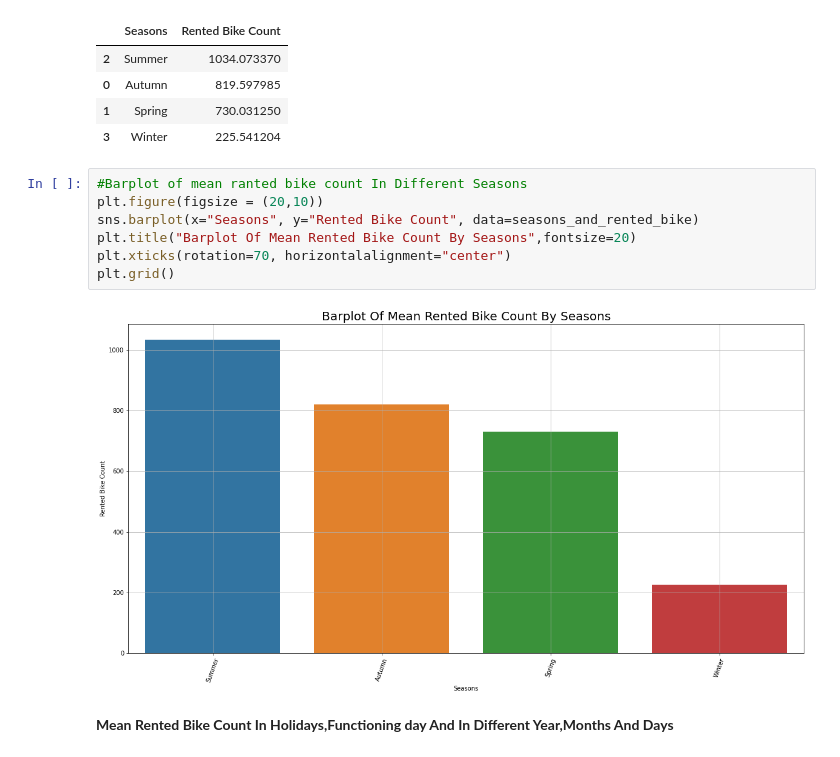
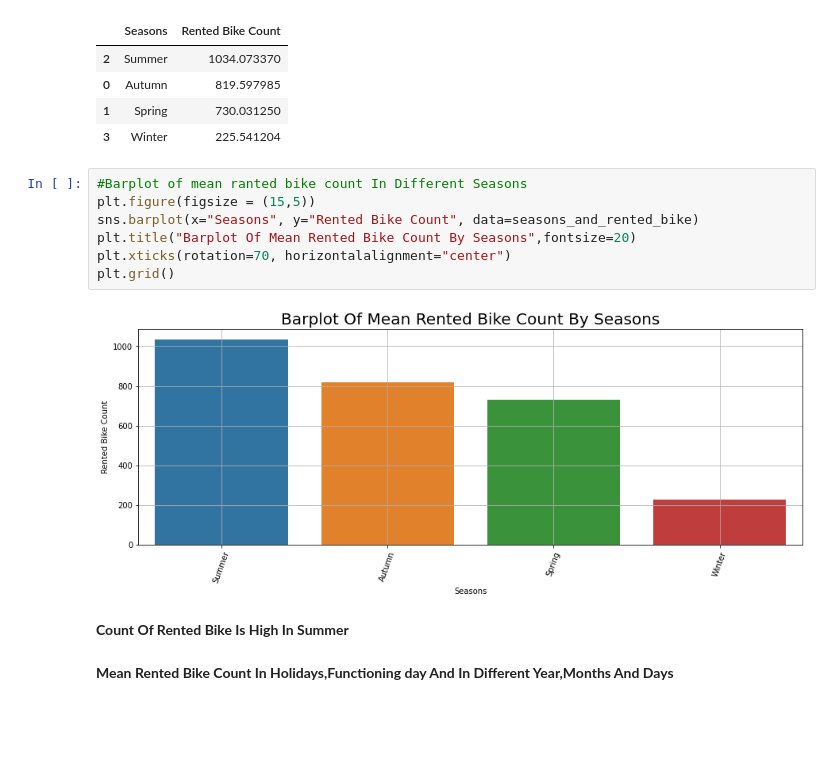
Before and after one commit to saurabhshinkar/Bike-Sharing-Demand-Prediction, a Jupyter notebook: Bike_Sharing_Demand_Prediction_Capstone_Project.ipynb, the cells around one changed output. Cells and saved outputs as stored; diff of their text form; blank space fills up the shorter version.

```diff
--- a/Bike_Sharing_Demand_Prediction_Capstone_Project.ipynb
+++ b/Bike_Sharing_Demand_Prediction_Capstone_Project.ipynb
@@ -417,13 +431,15 @@ seasons_and_rented_bike
 | 3 | Winter | 225.541204 |
 # %%
 #Barplot of mean ranted bike count In Different Seasons
-plt.figure(figsize = (20,10))
+plt.figure(figsize = (15,5))
 sns.barplot(x="Seasons", y="Rented Bike Count", data=seasons_and_rented_bike)
 plt.title("Barplot Of Mean Rented Bike Count By Seasons",fontsize=20)
 plt.xticks(rotation=70, horizontalalignment="center")
 plt.grid()
 # %% [output]
-[figure, old version]
+[figure, new version]
+# %% [markdown]
+**Count Of Rented Bike Is High In Summer**
 # %% [markdown]
 **Mean Rented Bike Count In Holidays,Functioning day And In Different Year,Months And Days**
 # %%
```
Also changed, not shown: parts of 31 cells of this notebook.
